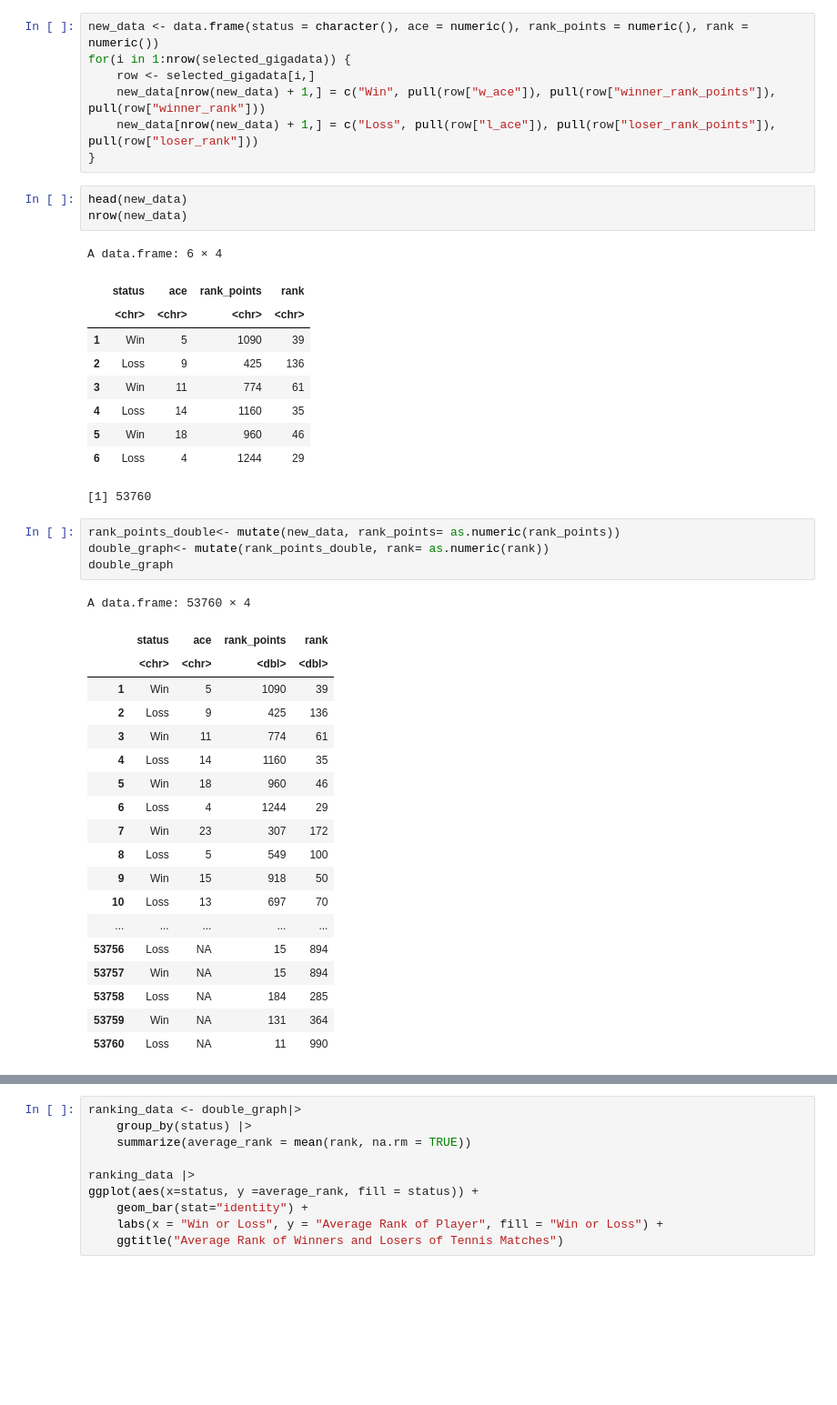
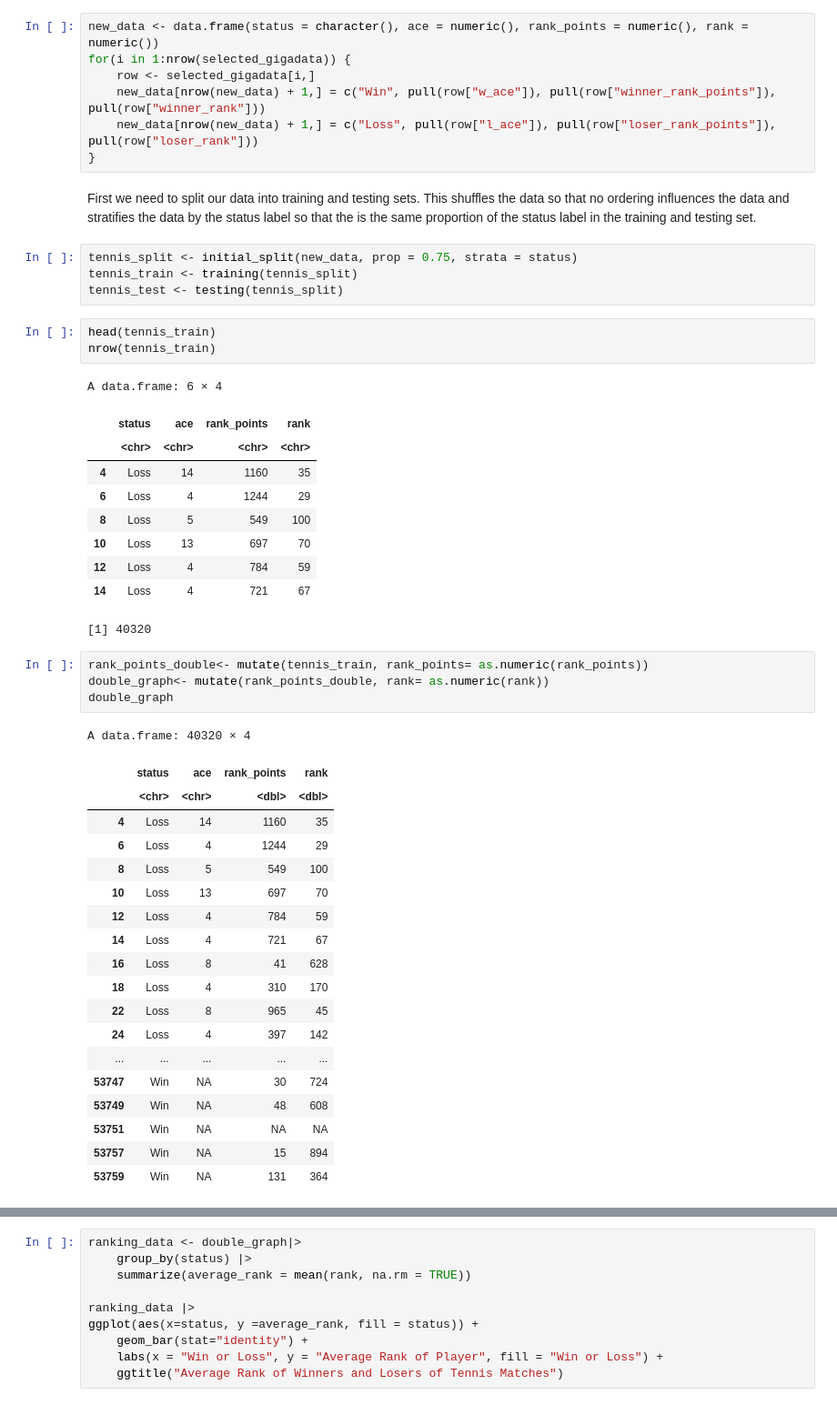
Before and after one commit to Jinception01/DSCI_100_Group_32, a Jupyter notebook: Group_32_Project.ipynb, the cells around one changed output, grey strips where cells are left out. Shown at 91% size. Saved outputs shown, nothing was run; the diff lists cells and outputs as text; blank space fills up the shorter version.

Commit message:
Training Data

```diff
--- a/Group_32_Project.ipynb
+++ b/Group_32_Project.ipynb
@@ -111,44 +103,50 @@ for(i in 1:nrow(selected_gigadata)) {
     new_data[nrow(new_data) + 1,] = c("Win", pull(row["w_ace"]), pull(row["winner_rank_points"]), pull(row["winner_rank"]))
     new_data[nrow(new_data) + 1,] = c("Loss", pull(row["l_ace"]), pull(row["loser_rank_points"]), pull(row["loser_rank"]))
 }
+# %% [markdown]
+First we need to split our data into training and testing sets. This shuffles the data so that no ordering influences the data and stratifies the data by the status label so that the is the same proportion of the status label in the training and testing set.
+# %%
+tennis_split <- initial_split(new_data, prop = 0.75, strata = status)
+tennis_train <- training(tennis_split)
+tennis_test <- testing(tennis_split)
 # %%
-head(new_data)
-nrow(new_data)
+head(tennis_train)
+nrow(tennis_train)
 # %% [output]
 A data.frame: 6 × 4
 |  | status | ace | rank_points | rank |
 |  | <chr> | <chr> | <chr> | <chr> |
-| 1 | Win | 5 | 1090 | 39 |
-| 2 | Loss | 9 | 425 | 136 |
-| 3 | Win | 11 | 774 | 61 |
 | 4 | Loss | 14 | 1160 | 35 |
-| 5 | Win | 18 | 960 | 46 |
 | 6 | Loss | 4 | 1244 | 29 |
+| 8 | Loss | 5 | 549 | 100 |
+| 10 | Loss | 13 | 697 | 70 |
+| 12 | Loss | 4 | 784 | 59 |
+| 14 | Loss | 4 | 721 | 67 |
-[1] 53760
+[1] 40320
 # %%
-rank_points_double<- mutate(new_data, rank_points= as.numeric(rank_points))
+rank_points_double<- mutate(tennis_train, rank_points= as.numeric(rank_points))
 double_graph<- mutate(rank_points_double, rank= as.numeric(rank))
 double_graph
 # %% [output]
-A data.frame: 53760 × 4
+A data.frame: 40320 × 4
 |  | status | ace | rank_points | rank |
 |  | <chr> | <chr> | <dbl> | <dbl> |
-| 1 | Win | 5 | 1090 | 39 |
-| 2 | Loss | 9 | 425 | 136 |
-| 3 | Win | 11 | 774 | 61 |
 | 4 | Loss | 14 | 1160 | 35 |
-| 5 | Win | 18 | 960 | 46 |
 | 6 | Loss | 4 | 1244 | 29 |
-| 7 | Win | 23 | 307 | 172 |
 | 8 | Loss | 5 | 549 | 100 |
-| 9 | Win | 15 | 918 | 50 |
 | 10 | Loss | 13 | 697 | 70 |
+| 12 | Loss | 4 | 784 | 59 |
+| 14 | Loss | 4 | 721 | 67 |
+| 16 | Loss | 8 | 41 | 628 |
+| 18 | Loss | 4 | 310 | 170 |
+| 22 | Loss | 8 | 965 | 45 |
+| 24 | Loss | 4 | 397 | 142 |
 | ... | ... | ... | ... | ... |
-| 53756 | Loss | NA | 15 | 894 |
+| 53747 | Win | NA | 30 | 724 |
+| 53749 | Win | NA | 48 | 608 |
+| 53751 | Win | NA | NA | NA |
 | 53757 | Win | NA | 15 | 894 |
-| 53758 | Loss | NA | 184 | 285 |
 | 53759 | Win | NA | 131 | 364 |
-| 53760 | Loss | NA | 11 | 990 |
 # %%
 winner_ace_tbl<- summarize(gigadata, "winner_ace" = mean(w_ace, na.rm= TRUE))
 
```
Also changed, not shown: parts of 5 cells of this notebook.
